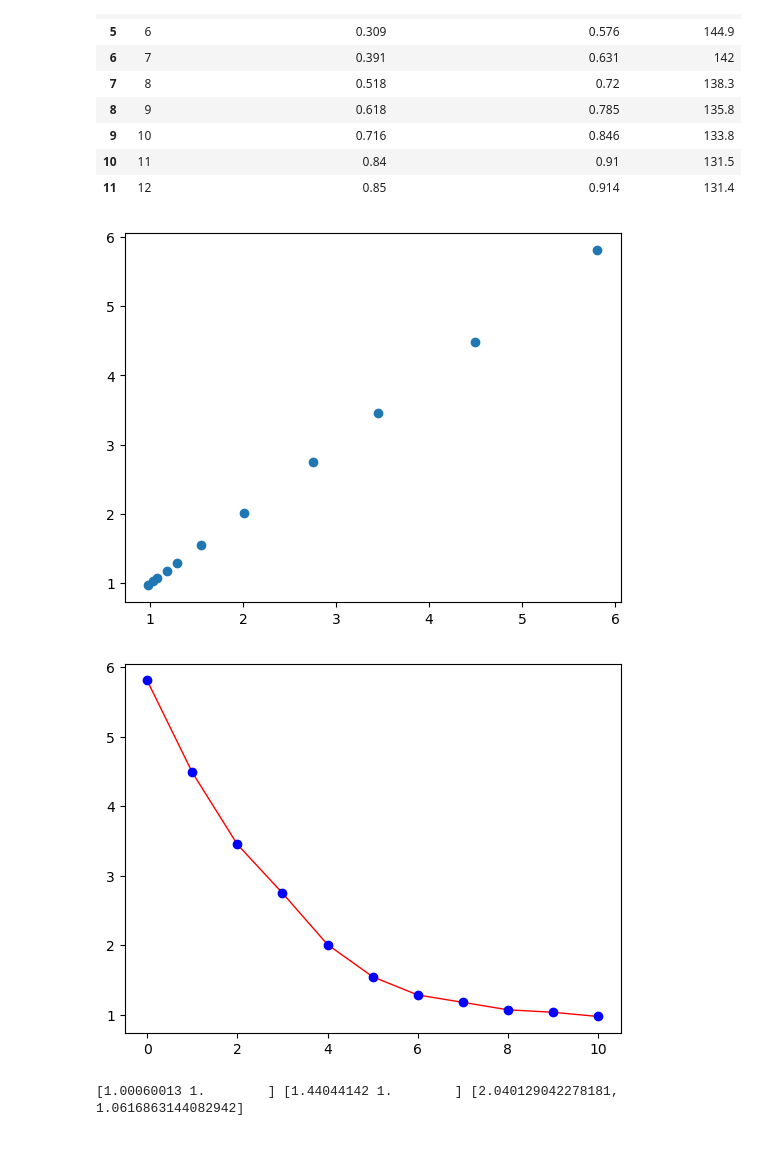
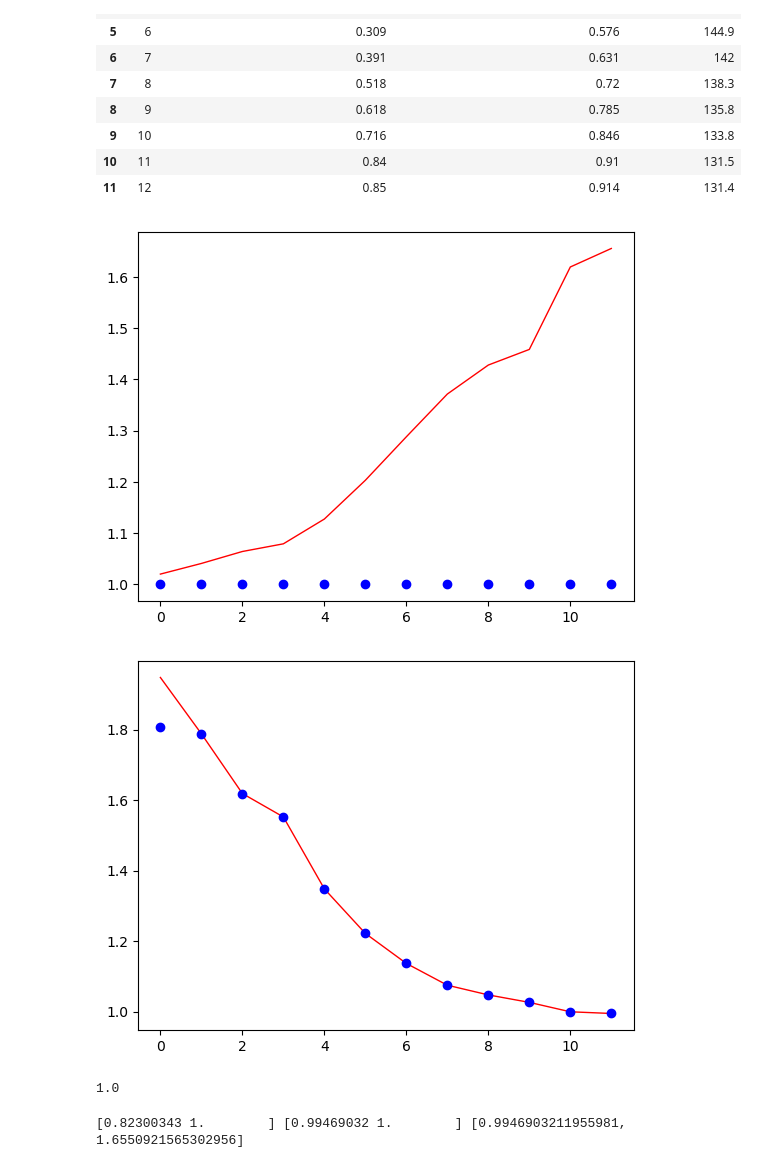
Before and after one commit to zhexingwang/Molecular_distillation_simulator, a Jupyter notebook: nrtl_my.ipynb, the cells around one changed output. Saved outputs shown, nothing was run; the diff lists cells and outputs as text; code cells hidden in the pictures.

```diff
--- a/nrtl_my.ipynb
+++ b/nrtl_my.ipynb
@@ -53,7 +83,8 @@ def nrtl(T, alpha1, alpha2, g1, g2, x):
     gamma : ndarray(n,)
         Activity coefficient of each component
     '''
-    alpha = np.asarray([alpha1, alpha2])
+    alpha = np.asarray([[0, alpha1],
+                        [alpha2, 0]])
     g = np.asarray([[0, g1],
                   [g2, 0]])
 
@@ -121,27 +158,29 @@ def lab_read(pi):
 num = 8
 pi = num * atm
 from thermo.vapor_pressure import *
-p1 = VaporPressure(CASRN="67-56-1").calculate(T, "ANTOINE_POLING")
-p2 = VaporPressure(CASRN="7732-18-5").calculate(T, "ANTOINE_POLING")
-
+# p1 = VaporPressure(CASRN="67-56-1").calculate(T, "ANTOINE_POLING")
+# p2 = VaporPressure(CASRN="7732-18-5").calculate(T, "ANTOINE_POLING")
+df_lab = lab_read(num)
 df_yx = pd.DataFrame(np.zeros([len(df_lab),4]), columns=['y1x1_cal', 'y2x2_cal', 'y1x1_nrtl', 'y2x2_nrtl'])
 
 for i in range(len(df_lab)):
-    df_lab = lab_read(num)
     t = np.float64(df_lab.iloc[i, 3])
     T = t + 273.15
+    p1 = VaporPressure(CASRN="67-56-1").calculate(T, "ANTOINE_POLING")
+    p2 = VaporPressure(CASRN="7732-18-5").calculate(T, "ANTOINE_POLING")
 
     #ラボデータを用いて計算した活量係数： gamma_lab
     gamma_lab1 = equilibrium(pi, np.float64(df_lab.iloc[i, 1]), np.float64(df_lab.iloc[i, 2]), p1)
     gamma_lab2 = equilibrium(pi, 1 - np.float64(df_lab.iloc[i, 1]), 1 - np.float64(df_lab.iloc[i, 2]), p2)
 
     #NRTLから計算した活量係数：　gamma_cal
-    x_ini = np.asarray([0.2, 0.8])
+    n1 = 0.5
+    x_ini = np.asarray([n1, 1-n1])
     #alpha_ini = np.asarray([0.2, 0.2])
     #g_ini = np.asarray([[0, 2022],[1000, 0]])
-    alpha_ini1, alpha_ini2, g_ini1, g_ini2 = 0.2, 0.4, -500, -500 # g_iniは適当な初期値
+    alpha_ini1, alpha_ini2, g_ini1, g_ini2 = 0.3, 0.3, 100, 100 # g_iniは適当な初期値
 
-    gamma_cal = nrtl(T, alpha_ini1, alpha_ini2, g_ini1, g_ini2, x_ini)
+    #gamma_cal = nrtl(T, alpha_ini1, alpha_ini2, g_ini1, g_ini2, x_ini)
     #誤差の関数
     #E = np.sqrt((gamma_lab1 - gamma_cal[0])**2) + np.sqrt((gamma_lab2 - gamma_cal[1])**2)
     def E(X):
@@ -151,10 +190,10 @@ for i in range(len(df_lab)):
         e = np.sqrt((gamma_lab1 - gamma_cal[0])**2) + np.sqrt((gamma_lab2 - gamma_cal[1])**2)
         return e
     #Eのoptimize
-    x0 = [0.20, 0.20, -100, 1000]
+    x0 = [0.30, 0.30, 1000, 1000]
     bounds_x1 = (0.20, 0.47)
     bounds_x2 = (0.20, 0.47)
-    bounds_x4 = (-5000, 5000)
+    bounds_x3 = (-5000, 5000)
     bounds_x4 = (-5000, 5000)
     bound = [bounds_x1, bounds_x2, bounds_x3, bounds_x4]
     #bound = [bounds_x1, bounds_x2]
@@ -208,18 +264,21 @@ df_lab
 | 10 | 11 | 0.84 | 0.91 | 131.5 |
 | 11 | 12 | 0.85 | 0.914 | 131.4 |
 # %%
-plt.scatter(df_yx["y1x1_cal"], df_yx["y1x1_nrtl"])
+plt.plot(range(len(df_lab)), df_yx["y2x2_cal"], "-", color="red", linewidth=1)
+plt.plot(range(len(df_lab)), df_yx["y2x2_nrtl"], "o", color="blue")
 plt.show()
 plt.plot(range(len(df_lab)), df_yx["y1x1_cal"], "-", color="red", linewidth=1)
 plt.plot(range(len(df_lab)), df_yx["y1x1_nrtl"], "o", color="blue")
 plt.show()
 # %% [output]
-[figure, old version]
+[figure, new version]
-[figure, old version]
+[figure, new version]
 # %%
-#grid_fit_x = brute(E, [[0.2,0.47],[0.2,0.47],[]])
+np.exp(0)
+# %% [output]
+1.0
 # %%
 gamma_opt = nrtl(T, fit_x.x[0], fit_x.x[1], fit_x.x[2], fit_x.x[3], x_ini)
 print(gamma_cal, gamma_opt, [gamma_lab1, gamma_lab2])
 # %% [output]
-[1.00060013 1.        ] [1.44044142 1.        ] [2.040129042278181, 1.0616863144082942]
+[0.82300343 1.        ] [0.99469032 1.        ] [0.9946903211955981, 1.6550921565302956]
```
Also changed, not shown: parts of 7 cells of this notebook, 1 other file.
